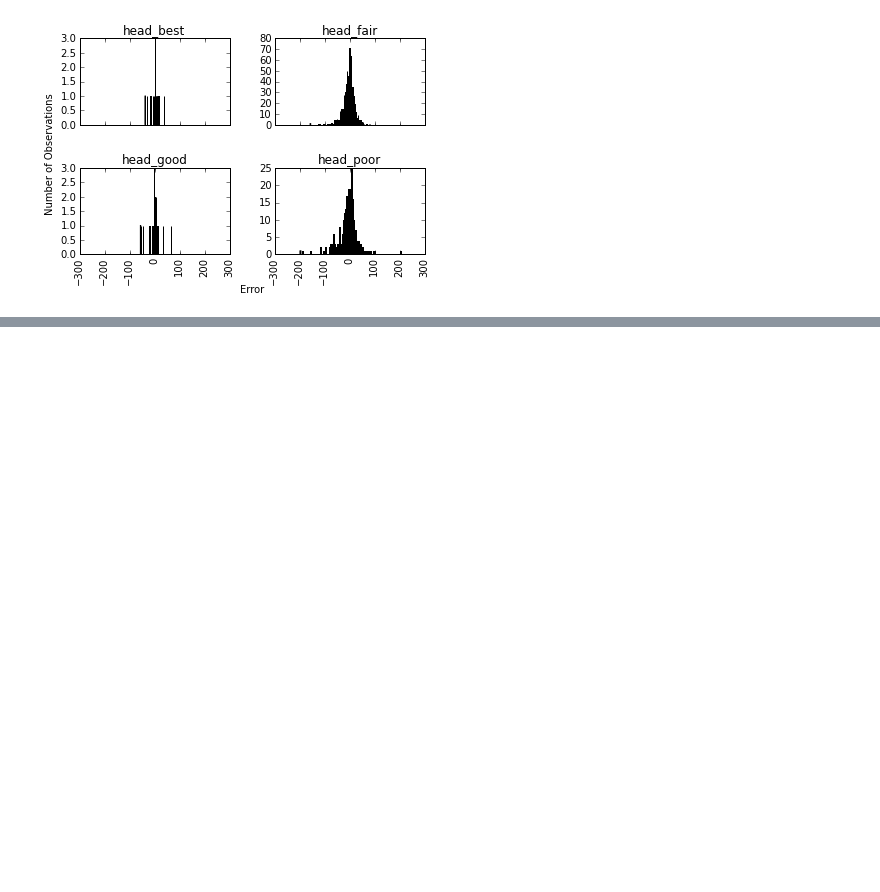
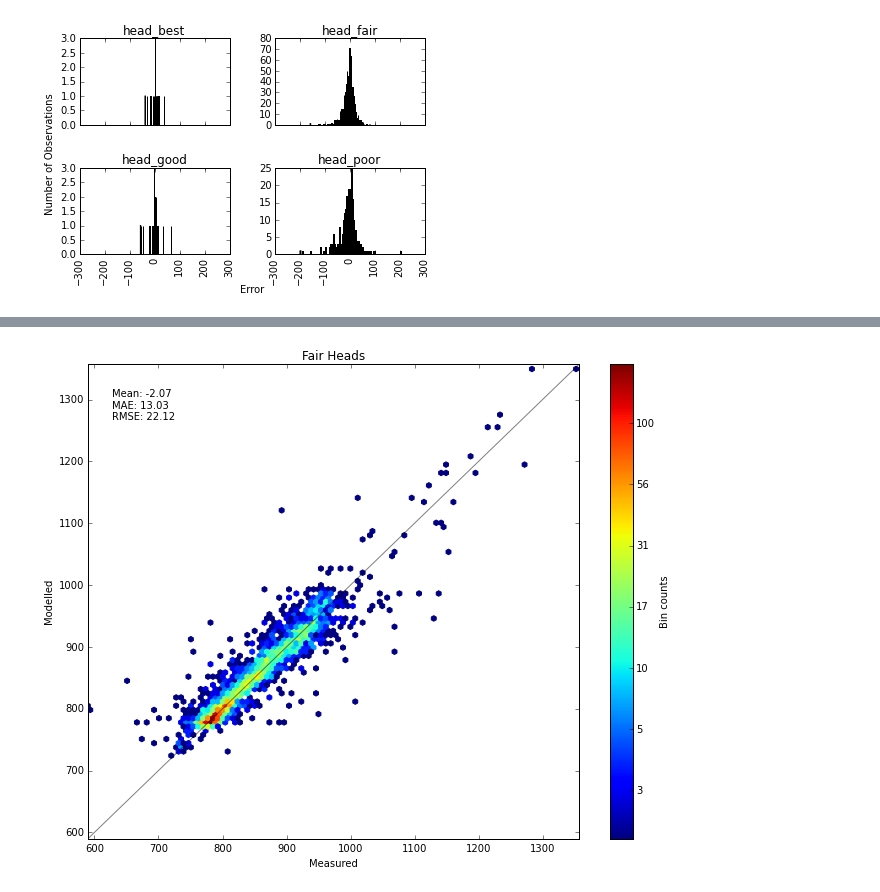
Before and after one commit to PESTools/pestools, a Jupyter notebook: examples/Res.ipynb, the cells around one changed output, grey strips where cells are left out. Cells and saved outputs as stored; diff of their text form; code cells hidden in the pictures; blank space fills up the shorter version.

```diff
--- a/examples/Res.ipynb
+++ b/examples/Res.ipynb
@@ -131,0 +147,4 @@ fig, axes = res.plot_hist(groupinfo=['head_best', 'head_good', 'head_fair', 'hea
+# %%
+fig, ax = res.plot_hexbin(['head_fair', 'wcrs1'], title='Fair Heads', print_stats=['Mean', 'MAE', 'RMSE'])
+# %% [output]
+[figure, added]
```
Also changed, not shown: parts of 5 cells of this notebook, 2 other files.
